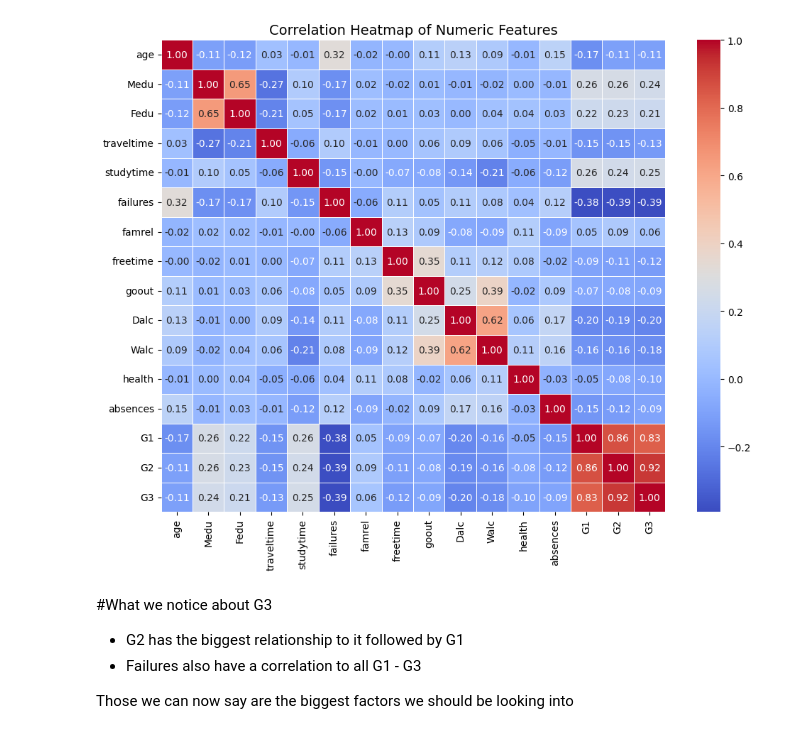
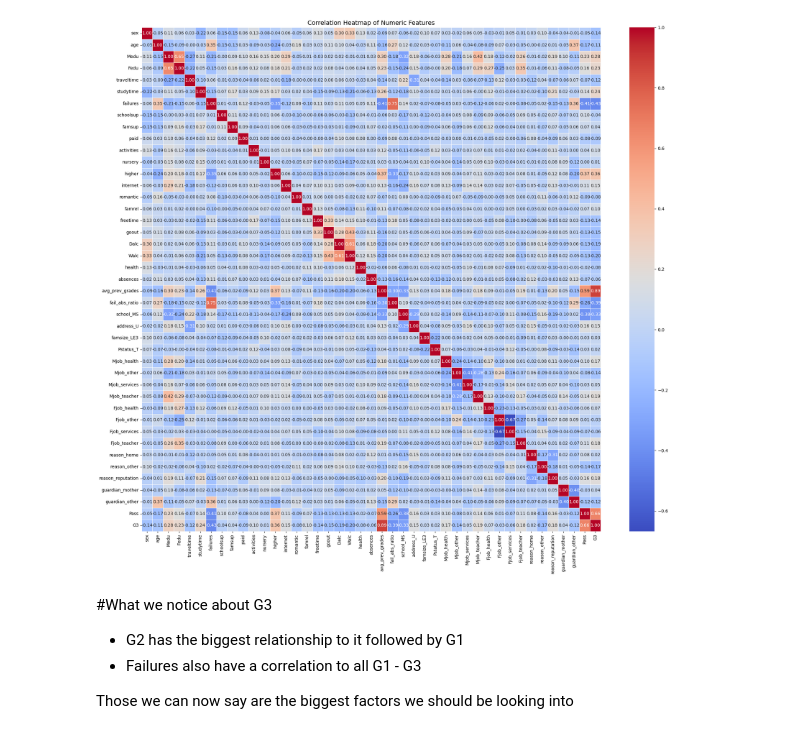
Before and after one commit to FalconCharge/Machine-Learning-Project, a Jupyter notebook: notebooks/Correlation Heatmap.ipynb, the cells around one changed output. Saved outputs shown, nothing was run; the diff lists cells and outputs as text; code cells hidden in the pictures.

```diff
--- a/notebooks/Correlation Heatmap.ipynb
+++ b/notebooks/Correlation Heatmap.ipynb
@@ -7,10 +9,24 @@ import seaborn as sns
 # %%
+# Create the new data sets
+# Run data.py to process and split the data with the features.py for normalization and encoding
+runDataProcessing()
+
+# Load classification data
+train_class = load_processed_data("data/processed/splits/train_classification.csv")
+val_class = load_processed_data("data/processed/splits/val_classification.csv")
+test_class = load_processed_data("data/processed/splits/test_classification.csv")
+
+# Load regression data
+train_regres = load_processed_data("data/processed/splits/train_regression.csv")
+val_regres = load_processed_data("data/processed/splits/val_regression.csv")
+test_regres = load_processed_data("data/processed/splits/test_regression.csv")
+
 # Load the data set
-df = pd.read_csv("../data/Raw/student-por.csv", delimiter=';')
+df = pd.read_csv("../data/processed/splits/train_classification.csv", delimiter=',')
 
 # Create the pass/Fail coloum
-df['Pass'] = np.where(df['G3'] >= 10, 'Pass', 'Fail')
-
+# df['Pass'] = np.where(df['G3'] >= 10, 'Pass', 'Fail')
+print(list(df.columns))
 print(df.shape)
 df.head()
 # %% [output]
@@ -25,16 +47,16 @@ df.head()
 # %%
 numeric_cols = df.select_dtypes(include=[np.number])
 
 # correlation matrix
 corr = numeric_cols.corr()
 
-plt.figure(figsize=(10, 8))
+plt.figure(figsize=(20, 18))
 sns.heatmap(corr, annot=True, cmap="coolwarm", fmt="0.2f", linewidths=0.5)
 plt.title("Correlation Heatmap of Numeric Features", fontsize=14)
 plt.tight_layout()
 plt.show()
 # %% [output]
-[figure, old version]
+[figure, new version]
 # %% [markdown]
 #What we notice about G3
 - G2 has the biggest relationship to it followed by G1
```
Also changed, not shown: parts of 2 cells of this notebook, 37 other files.
